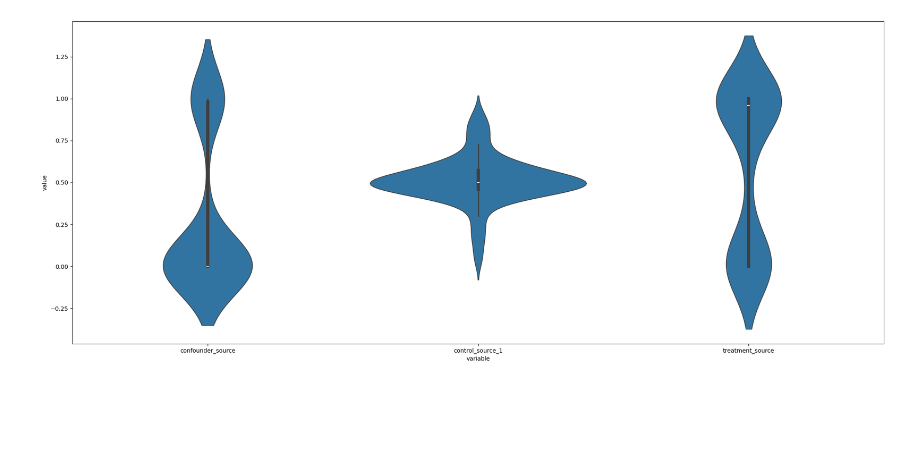
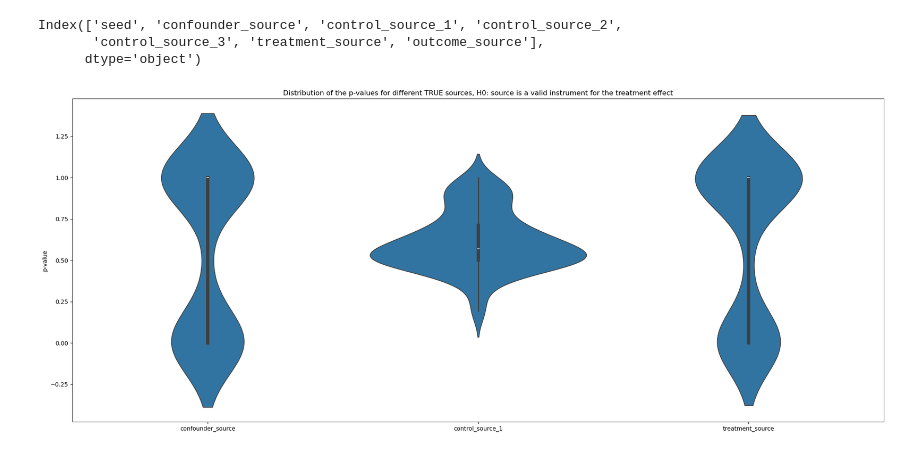
Before and after one commit to malo4300/ICA_IV, a Jupyter notebook: plots_iv_test.ipynb, the cells around one changed output. Saved outputs shown, nothing was run; the diff lists cells and outputs as text; code cells hidden in the pictures; blank space fills up the shorter version.

Commit message:
IV test shows that old DGP is too small for meaningful results

```diff
--- a/plots_iv_test.ipynb
+++ b/plots_iv_test.ipynb
@@ -3,23 +3,32 @@ import seaborn as sns
 import pandas as pd
 import matplotlib.pyplot as plt
 # %%
-p_values = pd.read_csv("IV_test_results/p_values_using_true_signals_large_DAG.csv", index_col=0)
+p_values = pd.read_csv("IV_test_results/p_values_using_true_signals.csv", index_col=0)
 # %%
 new_col_names = ["seed"]
 new_col_names.append("confounder_source")
-for x in range(2,7):
-    new_col_names.append(f"control_source_{x}")
+for x in range(2,p_values.shape[1]-2):
+    new_col_names.append(f"control_source_{x-1}")
 new_col_names.append("treatment_source")
 new_col_names.append("outcome_source")
 # %%
 p_values.columns = new_col_names
+# %%
+p_values.columns
+# %% [output]
+Index(['seed', 'confounder_source', 'control_source_1', 'control_source_2',
+       'control_source_3', 'treatment_source', 'outcome_source'],
+      dtype='object')
 # %%
 long_df = p_values.melt(id_vars="seed")
 # %%
 long_df_subset = long_df.loc[long_df["variable"].isin(["confounder_source","control_source_1", "treatment_source"])]
 # %%
 plt.figure(figsize= (25,10))
-sns.violinplot(long_df_subset, x = "variable", y = "value")
+plt.title("Distribution of the p-values for different TRUE sources, H0: source is a valid instrument for the treatment effect")
+sns.violinplot(long_df_subset, x = "variable", y = "value", inner = "box")
+plt.xlabel("")
+plt.ylabel("p-value")
 plt.show()
 # %% [output]
-[figure, old version]
+[figure, new version]
```
